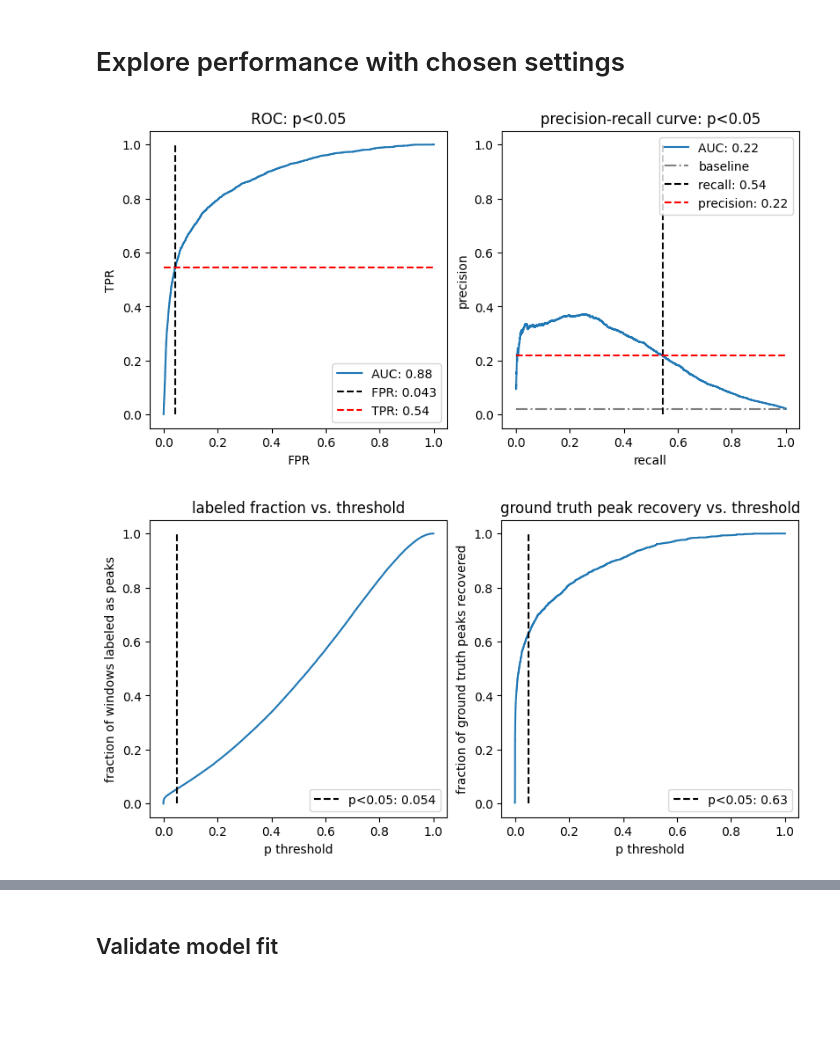
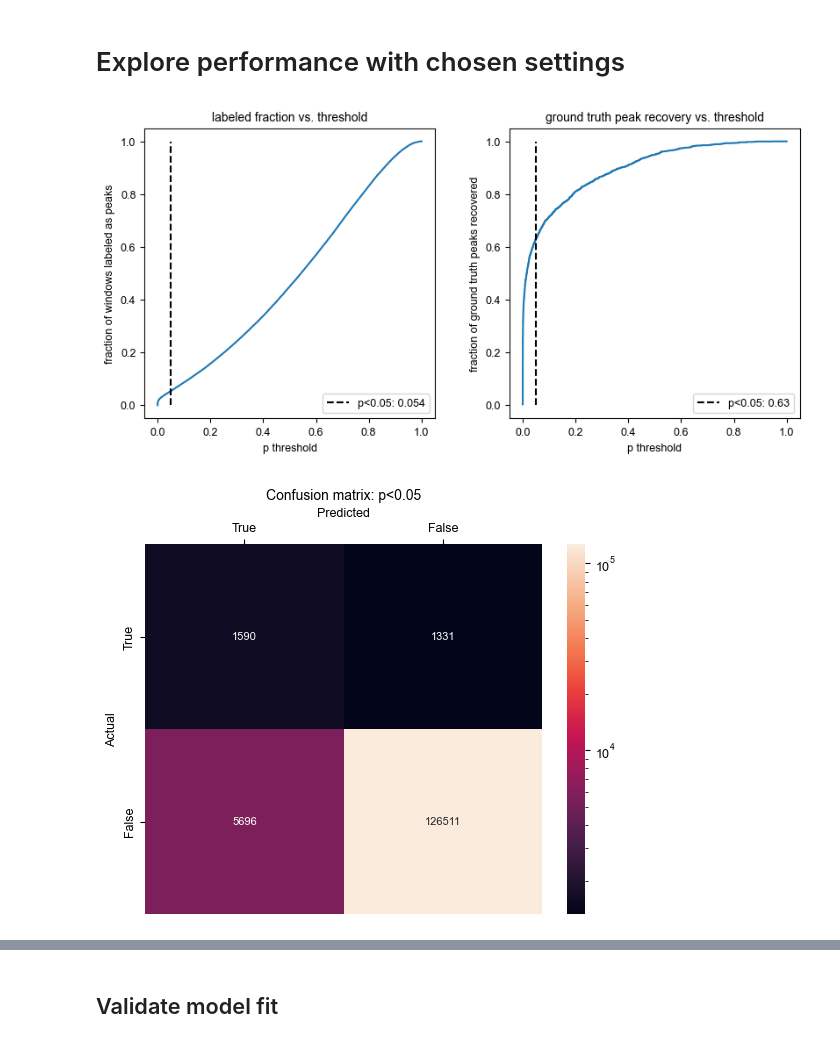
Before and after one commit to streetslab/multimodal-dimelo, a Jupyter notebook: peak_calling.ipynb, the cells around one changed output, grey strips where cells are left out. Cells and saved outputs as stored; diff of their text form; code cells hidden in the pictures; blank space fills up the shorter version.

```diff
--- a/peak_calling.ipynb
+++ b/peak_calling.ipynb
@@ -457,15 +484,12 @@ plt.close()
 # %% [markdown]
 # Explore performance with chosen settings
 # %%
-roc_prc_plot(results_dict[0.75][1000], p_threshold)
-plt.show()
-plt.close()
 peak_label_plots(results_dict[0.75][1000], p_threshold)
 plt.show()
 plt.close()
 confusion_matrix_plot(results_dict[0.75][1000], p_threshold)
 plt.show()
 plt.close()
 # %% [output]
-[figure, old version]
+[figure, new version]
-[figure, old version]
+[figure, new version]
```
Also changed, not shown: parts of 9 cells of this notebook.
